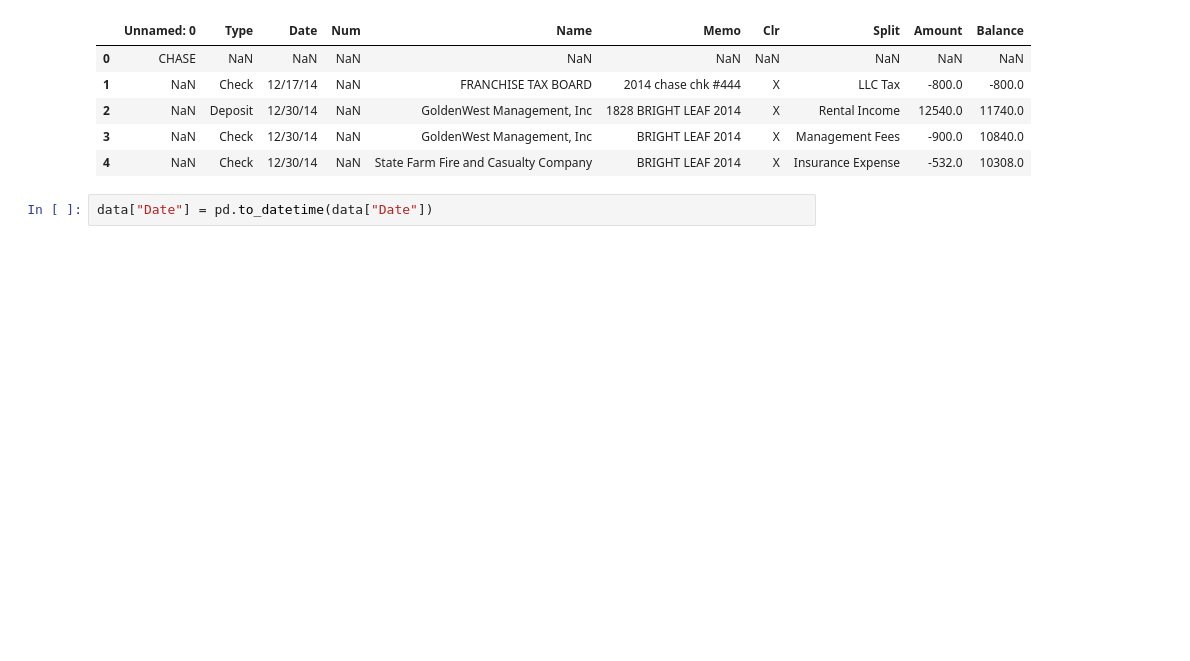
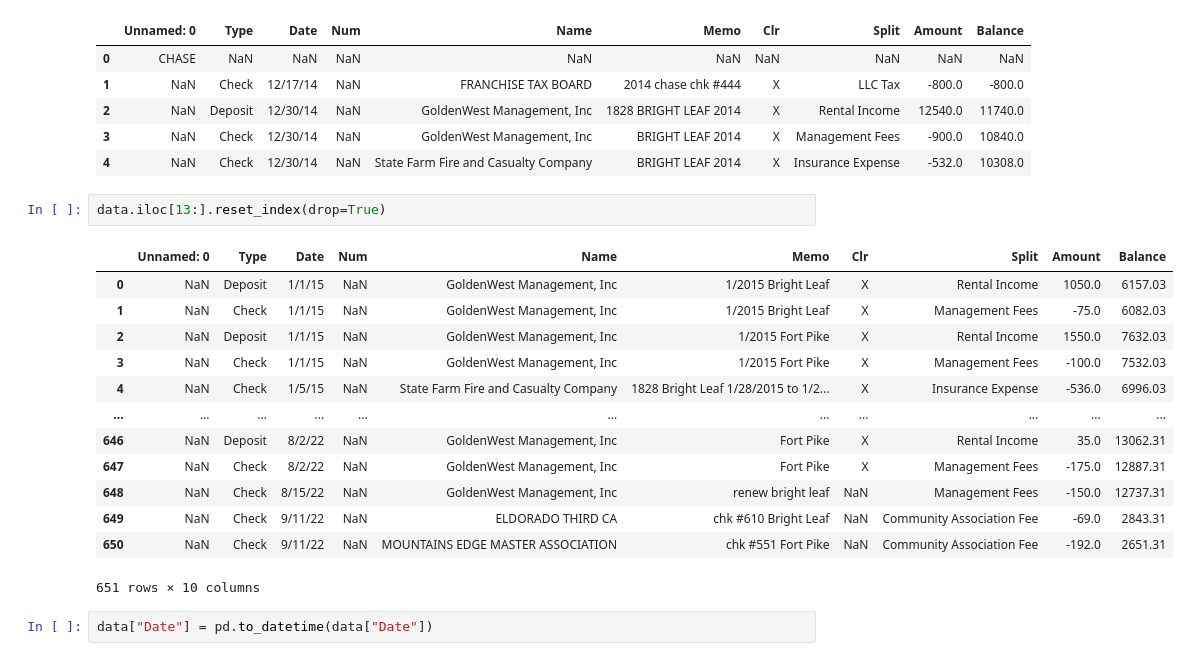
Before and after one commit to TysonTran/LV_Real_Estate, a Jupyter notebook: LV Real Estate Analysis.ipynb, the cells around one changed output. Saved outputs shown, nothing was run; the diff lists cells and outputs as text; blank space fills up the shorter version.

Commit message:
pushing table png

```diff
--- a/LV Real Estate Analysis.ipynb
+++ b/LV Real Estate Analysis.ipynb
@@ -42,6 +42,22 @@ data.head()
 | 2 | NaN | Deposit | 12/30/14 | NaN | GoldenWest Management, Inc | 1828 BRIGHT LEAF 2014 | X | Rental Income | 12540.0 | 11740.0 |
 | 3 | NaN | Check | 12/30/14 | NaN | GoldenWest Management, Inc | BRIGHT LEAF 2014 | X | Management Fees | -900.0 | 10840.0 |
 | 4 | NaN | Check | 12/30/14 | NaN | State Farm Fire and Casualty Company | BRIGHT LEAF 2014 | X | Insurance Expense | -532.0 | 10308.0 |
+# %%
+data.iloc[13:].reset_index(drop=True)
+# %% [output]
+|  | Unnamed: 0 | Type | Date | Num | Name | Memo | Clr | Split | Amount | Balance |
+| 0 | NaN | Deposit | 1/1/15 | NaN | GoldenWest Management, Inc | 1/2015 Bright Leaf | X | Rental Income | 1050.0 | 6157.03 |
+| 1 | NaN | Check | 1/1/15 | NaN | GoldenWest Management, Inc | 1/2015 Bright Leaf | X | Management Fees | -75.0 | 6082.03 |
+| 2 | NaN | Deposit | 1/1/15 | NaN | GoldenWest Management, Inc | 1/2015 Fort Pike | X | Rental Income | 1550.0 | 7632.03 |
+| 3 | NaN | Check | 1/1/15 | NaN | GoldenWest Management, Inc | 1/2015 Fort Pike | X | Management Fees | -100.0 | 7532.03 |
+| 4 | NaN | Check | 1/5/15 | NaN | State Farm Fire and Casualty Company | 1828 Bright Leaf 1/28/2015 to 1/2... | X | Insurance Expense | -536.0 | 6996.03 |
+| ... | ... | ... | ... | ... | ... | ... | ... | ... | ... | ... |
+| 646 | NaN | Deposit | 8/2/22 | NaN | GoldenWest Management, Inc | Fort Pike | X | Rental Income | 35.0 | 13062.31 |
+| 647 | NaN | Check | 8/2/22 | NaN | GoldenWest Management, Inc | Fort Pike | X | Management Fees | -175.0 | 12887.31 |
+| 648 | NaN | Check | 8/15/22 | NaN | GoldenWest Management, Inc | renew bright leaf | NaN | Management Fees | -150.0 | 12737.31 |
+| 649 | NaN | Check | 9/11/22 | NaN | ELDORADO THIRD CA | chk #610 Bright Leaf | NaN | Community Association Fee | -69.0 | 2843.31 |
+| 650 | NaN | Check | 9/11/22 | NaN | MOUNTAINS EDGE MASTER ASSOCIATION | chk #551 Fort Pike | NaN | Community Association Fee | -192.0 | 2651.31 |
+651 rows × 10 columns
 # %%
 data["Date"] = pd.to_datetime(data["Date"])
 # %%
```
Also changed, not shown: 2 other files.
